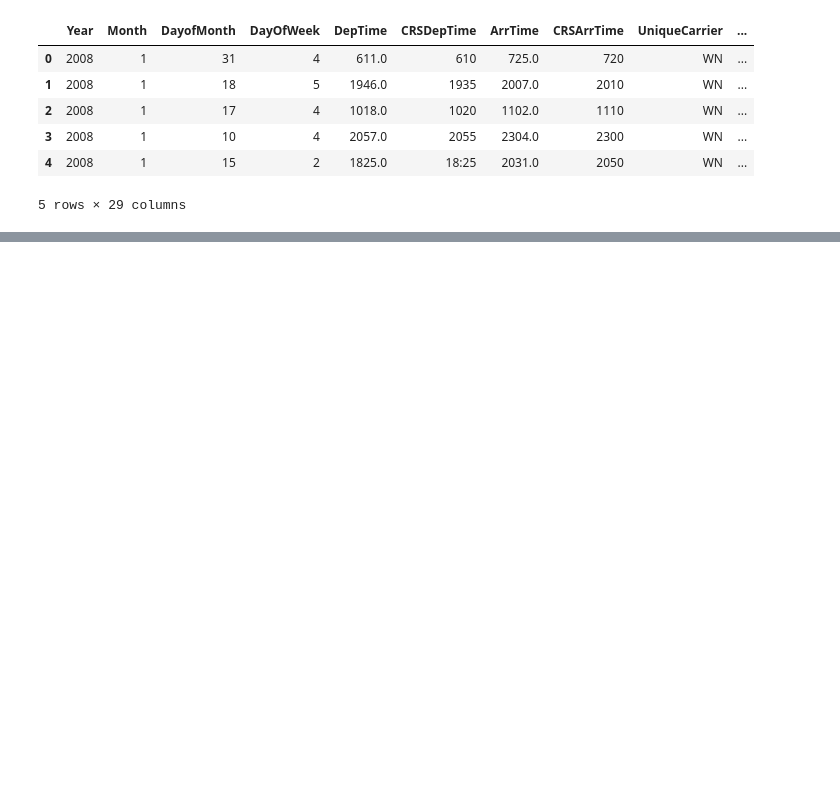
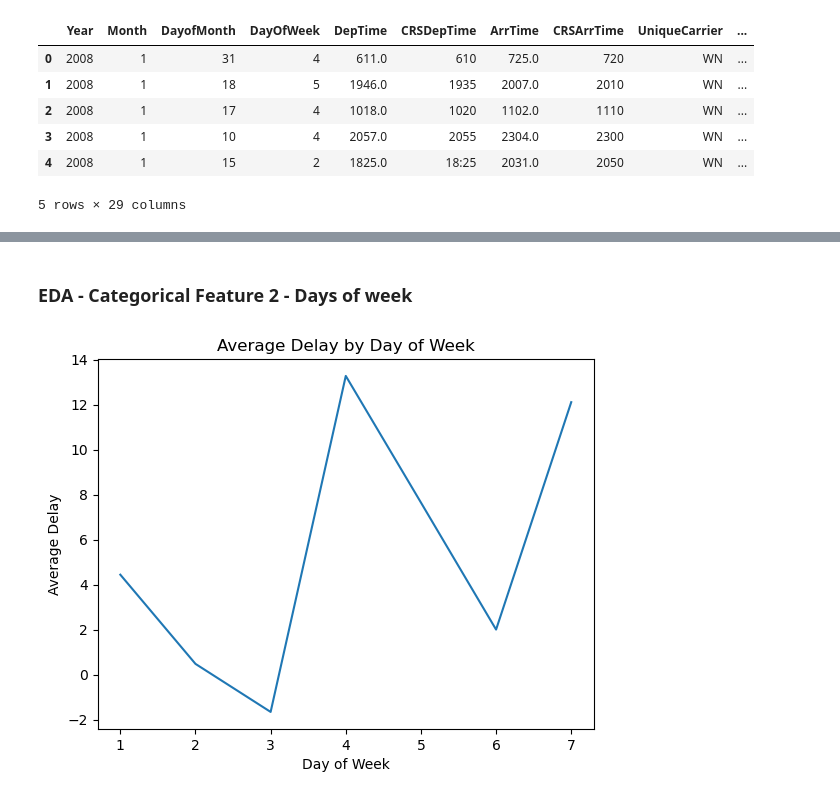
Before and after one commit to Amg1703/Principles-of-Data-Science-Assignment-, a Jupyter notebook: Airline_Delay_Dataset_EDA.ipynb, the cells around one changed output, grey strips where cells are left out. Saved outputs shown, nothing was run; the diff lists cells and outputs as text; code cells hidden in the pictures; blank space fills up the shorter version.

```diff
--- a/Airline_Delay_Dataset_EDA.ipynb
+++ b/Airline_Delay_Dataset_EDA.ipynb
@@ -189,0 +297,12 @@ plt.show()
+# %% [markdown]
+### EDA - Categorical Feature 2 - Days of week
+# %%
+day_delay = df.groupby('DayOfWeek')['ArrDelay'].mean()
+plt.figure()
+day_delay.plot()
+plt.title("Average Delay by Day of Week")
+plt.xlabel("Day of Week")
+plt.ylabel("Average Delay")
+plt.show()
+# %% [output]
+[figure, added]
```
Also changed, not shown: parts of 71 cells of this notebook, 3 other files.
